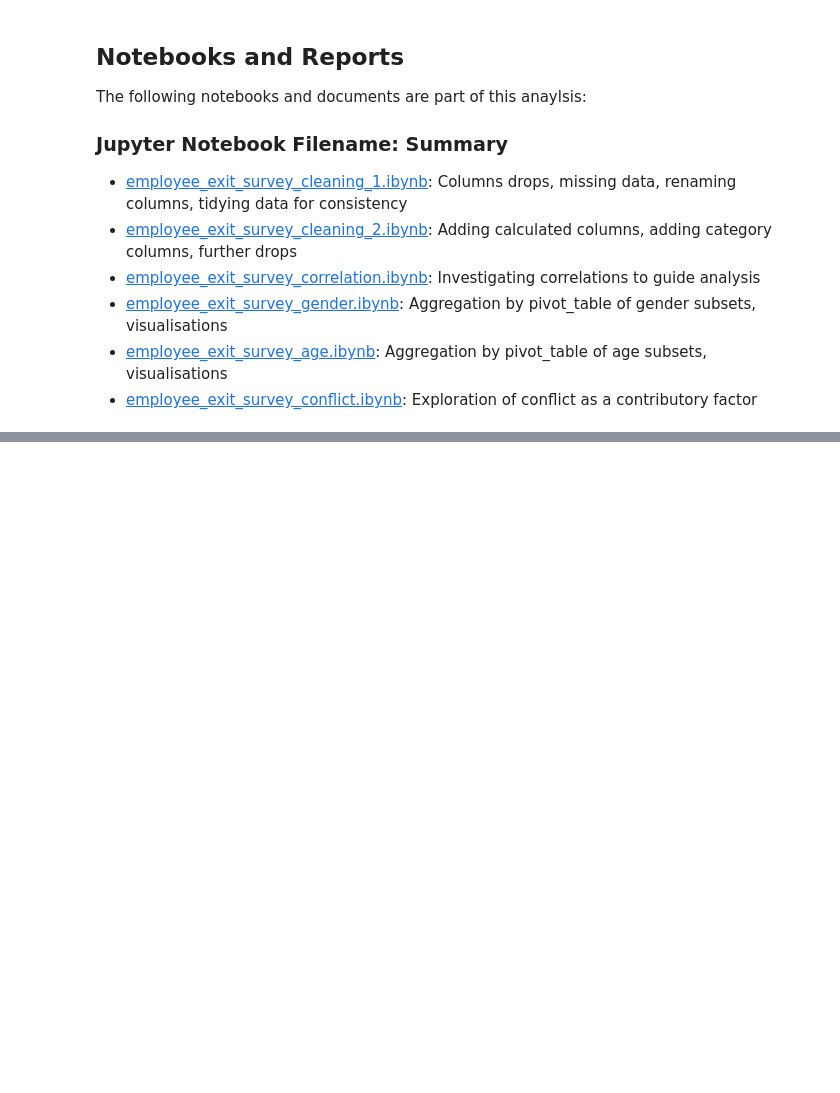
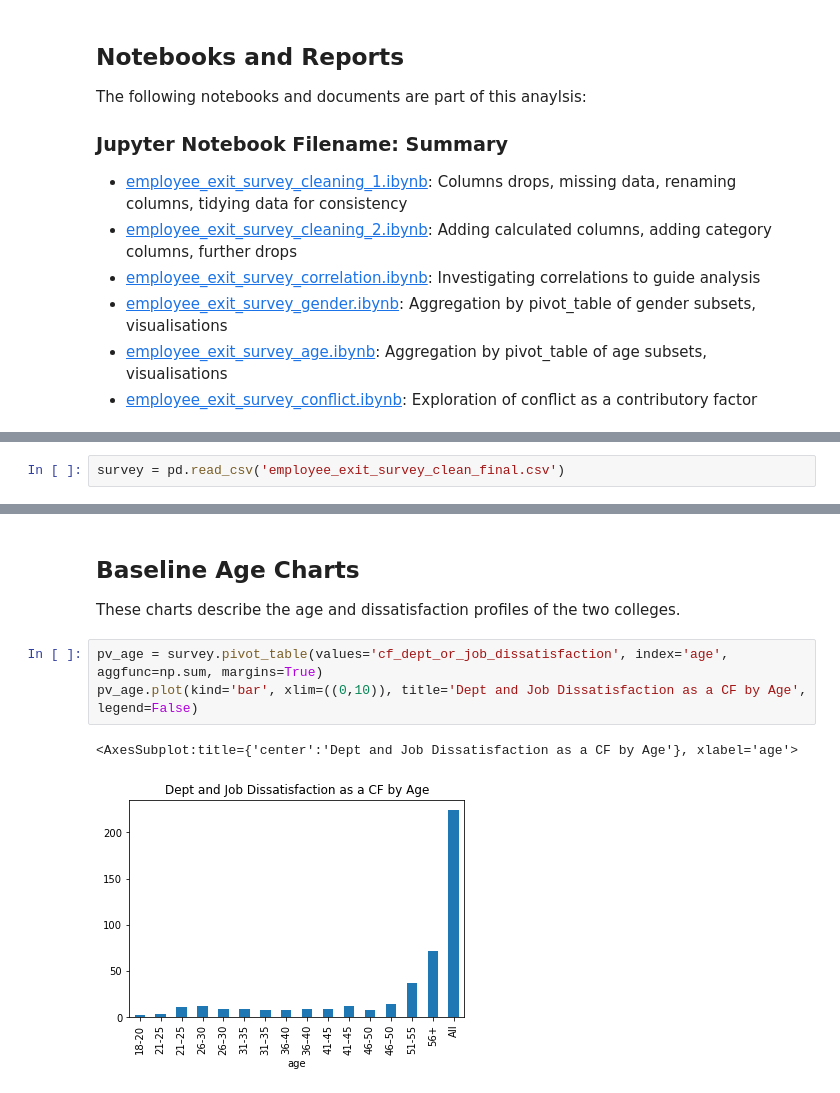
Before and after one commit to jholidayscott/employee_exit_survey, a Jupyter notebook: employee_exit_survey_age.ipynb, the cells around one changed output, grey strips where cells are left out. Cells and saved outputs as stored; diff of their text form; blank space fills up the shorter version.

```diff
--- a/employee_exit_survey_age.ipynb
+++ b/employee_exit_survey_age.ipynb
@@ -25,0 +34,2 @@ The following notebooks and documents are part of this anaylsis:
+# %%
+survey = pd.read_csv('employee_exit_survey_clean_final.csv')
@@ -25,0 +53,9 @@ The following notebooks and documents are part of this anaylsis:
+# %% [markdown]
+## Baseline Age Charts
+These charts describe the age and dissatisfaction profiles of the two colleges.
+# %%
+pv_age = survey.pivot_table(values='cf_dept_or_job_dissatisfaction', index='age', aggfunc=np.sum, margins=True)
+pv_age.plot(kind='bar', xlim=((0,10)), title='Dept and Job Dissatisfaction as a CF by Age', legend=False)
+# %% [output]
+<AxesSubplot:title={'center':'Dept and Job Dissatisfaction as a CF by Age'}, xlabel='age'>
+[figure, added]
```
Also changed, not shown: parts of 11 cells of this notebook.
